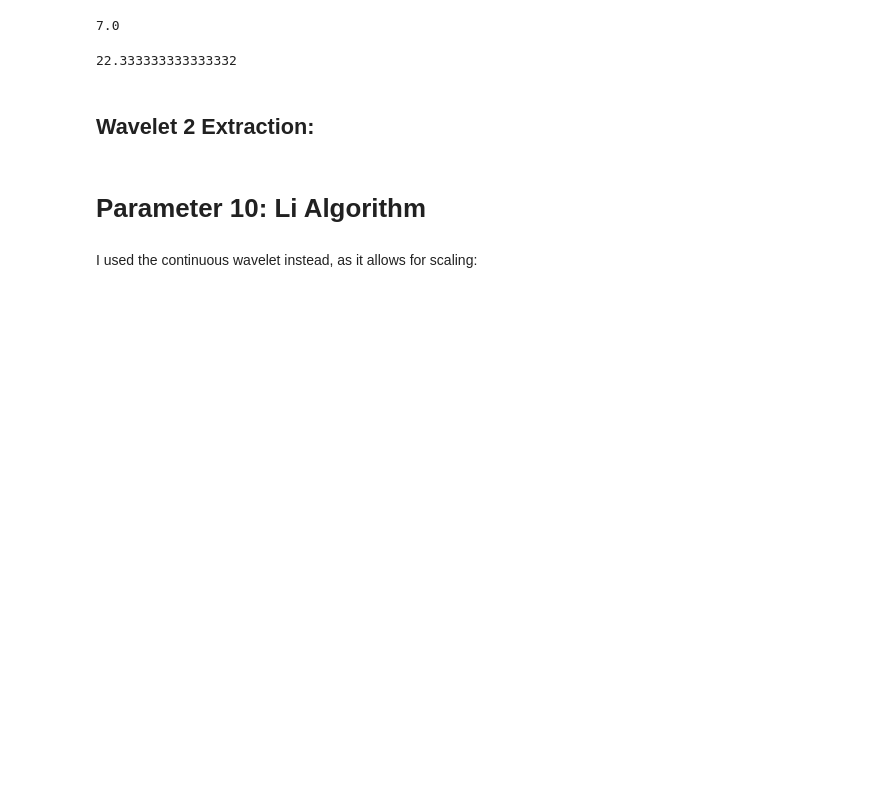
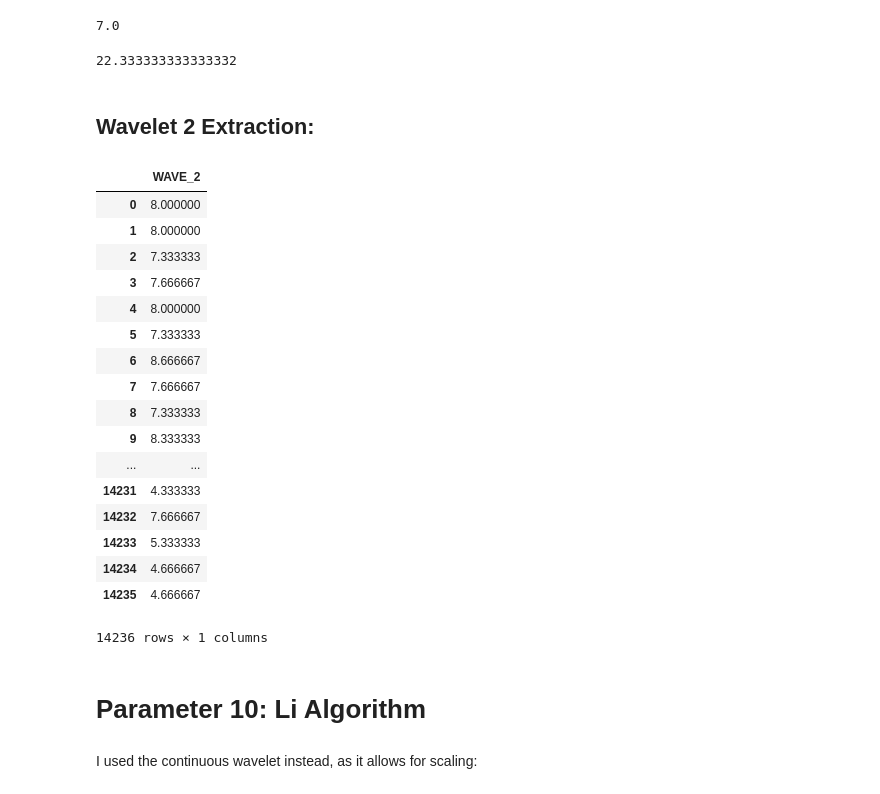
Before and after one commit to AhmadChaiban/War_on_arrhythmia, a Jupyter notebook: Thesis_Notebook.ipynb, the cells around one changed output. Cells and saved outputs as stored; diff of their text form; code cells hidden in the pictures; blank space fills up the shorter version.

```diff
--- a/Thesis_Notebook.ipynb
+++ b/Thesis_Notebook.ipynb
@@ -2152,9 +2070,32 @@ x
 def Wave2_ext(ss):
     values = []
     for i in range(len(ss)):
-        for j in range(len(ss[i])):
-            values.append(Wave_2(ss[i][j][0:2400]))
+        values.append(Wave_2(sm[i][0:2400]))
     v = np.array(values)
     v = pd.DataFrame(v)
-    v.columns = ["SCA"]
+    v.columns = ["WAVE_2"]
     return v
+# %%
+%%capture
+WAVE_2_DF = Wave2_ext(sm)
+# %%
+WAVE_2_DF
+# %% [output]
+|  | WAVE_2 |
+| 0 | 8.000000 |
+| 1 | 8.000000 |
+| 2 | 7.333333 |
+| 3 | 7.666667 |
+| 4 | 8.000000 |
+| 5 | 7.333333 |
+| 6 | 8.666667 |
+| 7 | 7.666667 |
+| 8 | 7.333333 |
+| 9 | 8.333333 |
+| ... | ... |
+| 14231 | 4.333333 |
+| 14232 | 7.666667 |
+| 14233 | 5.333333 |
+| 14234 | 4.666667 |
+| 14235 | 4.666667 |
+14236 rows × 1 columns
```
Also changed, not shown: parts of 79 cells of this notebook, 14 other files.
